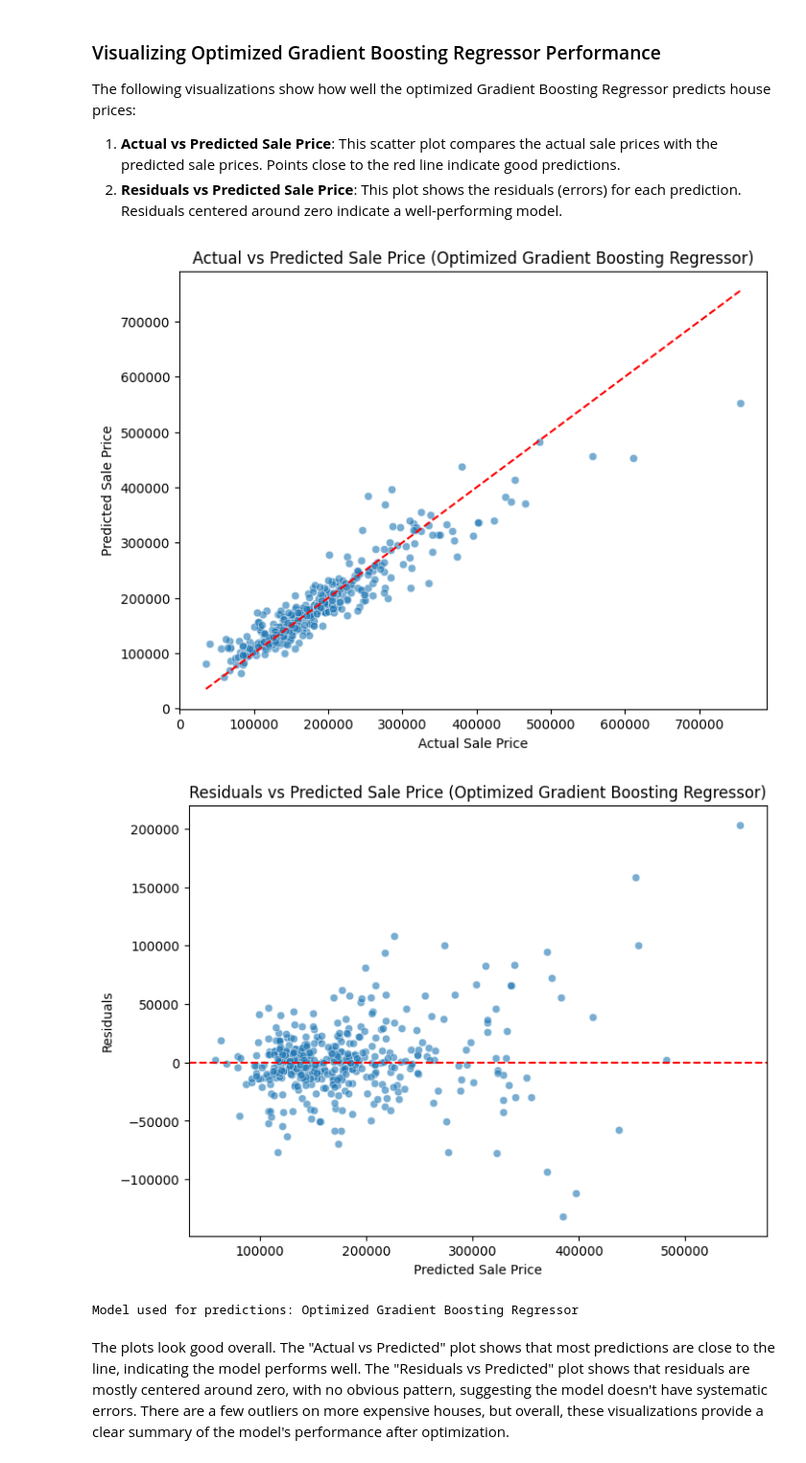
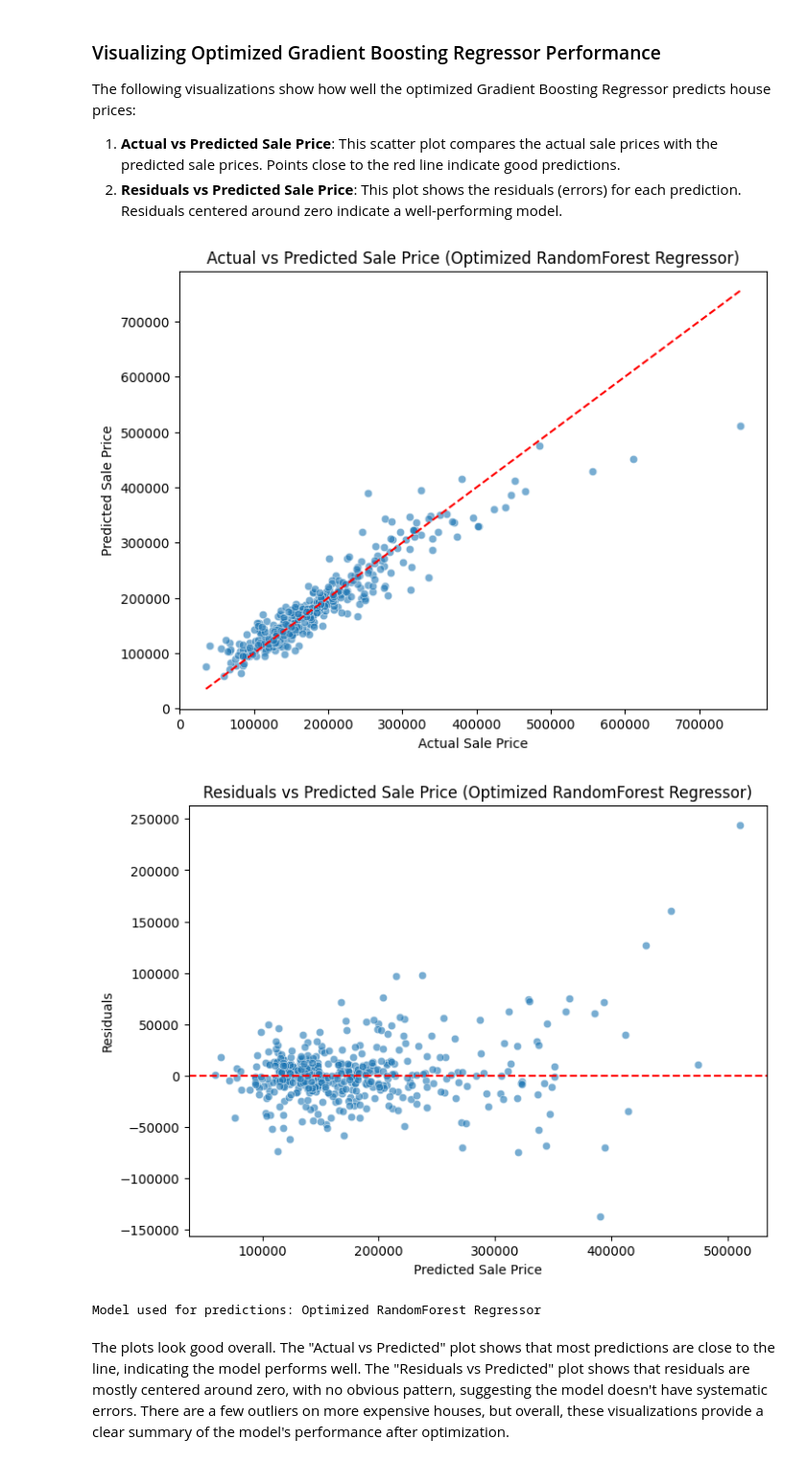
Before and after one commit to Patteerrik/Heritage-Housing-Issues, a Jupyter notebook: jupyter_notebooks/Sales-price-prediction.ipynb, the cells around one changed output. Shown at 96% size. Cells and saved outputs as stored; diff of their text form; code cells hidden in the pictures.

Commit message:
Optimized new model

```diff
--- a/jupyter_notebooks/Sales-price-prediction.ipynb
+++ b/jupyter_notebooks/Sales-price-prediction.ipynb
@@ -297,37 +377,37 @@ The following visualizations show how well the optimized Gradient Boosting Regre
 # %%
 # After optimization of Gradient Boosting
 optimized_model = grid_search.best_estimator_  # Model from Grid Search
 y_pred_optimized = optimized_model.predict(X_test)  # Predicted values after optimization
-model_name = "Optimized Gradient Boosting Regressor"  # Updated model name
+model_name = "Optimized RandomForest Regressor"  # Updated model name
 
 # Plot predicted vs actual values after optimization
 plt.figure(figsize=(8, 6))
-sns.scatterplot(x=y_test, y=y_pred_optimized, alpha=0.6)  # Scatter plot of actual vs predicted values
+sns.scatterplot(x=y_test, y=y_pred_optimized, alpha=0.6)
 plt.plot(
     [y_test.min(), y_test.max()],
     [y_test.min(), y_test.max()],
     color='red',
     linestyle='--'
 )  # Diagonal line for perfect prediction
 plt.xlabel("Actual Sale Price")
 plt.ylabel("Predicted Sale Price")
 plt.title(f"Actual vs Predicted Sale Price ({model_name})")
 plt.show()
 
 # Scatter plot of residuals vs predicted values
-residuals_optimized = y_test - y_pred_optimized  # Calculate residuals
+residuals_optimized = y_test - y_pred_optimized
 plt.figure(figsize=(8, 6))
-sns.scatterplot(x=y_pred_optimized, y=residuals_optimized, alpha=0.6)  # Scatter plot of residuals vs predicted values
-plt.axhline(y=0, color='red', linestyle='--')  # Horizontal line at y = 0 for residuals
+sns.scatterplot(x=y_pred_optimized, y=residuals_optimized, alpha=0.6)
+plt.axhline(y=0, color='red', linestyle='--')
 plt.xlabel("Predicted Sale Price")
 plt.ylabel("Residuals")
 plt.title(f"Residuals vs Predicted Sale Price ({model_name})")
 plt.show()
 
 print(f"Model used for predictions: {model_name}")
 # %% [output]
-[figure, old version]
+[figure, new version]
-[figure, old version]
+[figure, new version]
-Model used for predictions: Optimized Gradient Boosting Regressor
+Model used for predictions: Optimized RandomForest Regressor
 # %% [markdown]
 The plots look good overall. The "Actual vs Predicted" plot shows that most predictions are close to the line, indicating the model performs well. The "Residuals vs Predicted" plot shows that residuals are mostly centered around zero, with no obvious pattern, suggesting the model doesn't have systematic errors. There are a few outliers on more expensive houses, but overall, these visualizations provide a clear summary of the model's performance after optimization.
```
Also changed, not shown: parts of 4 cells of this notebook.
